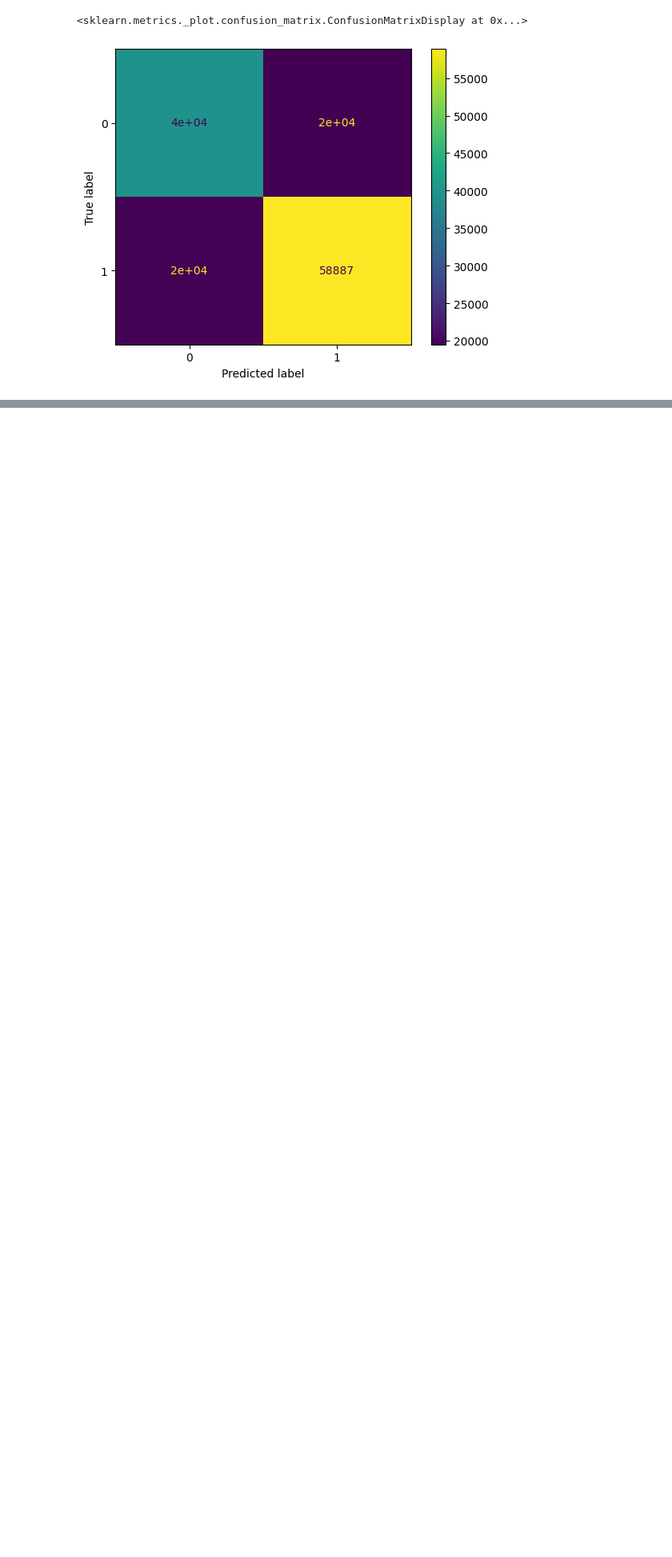
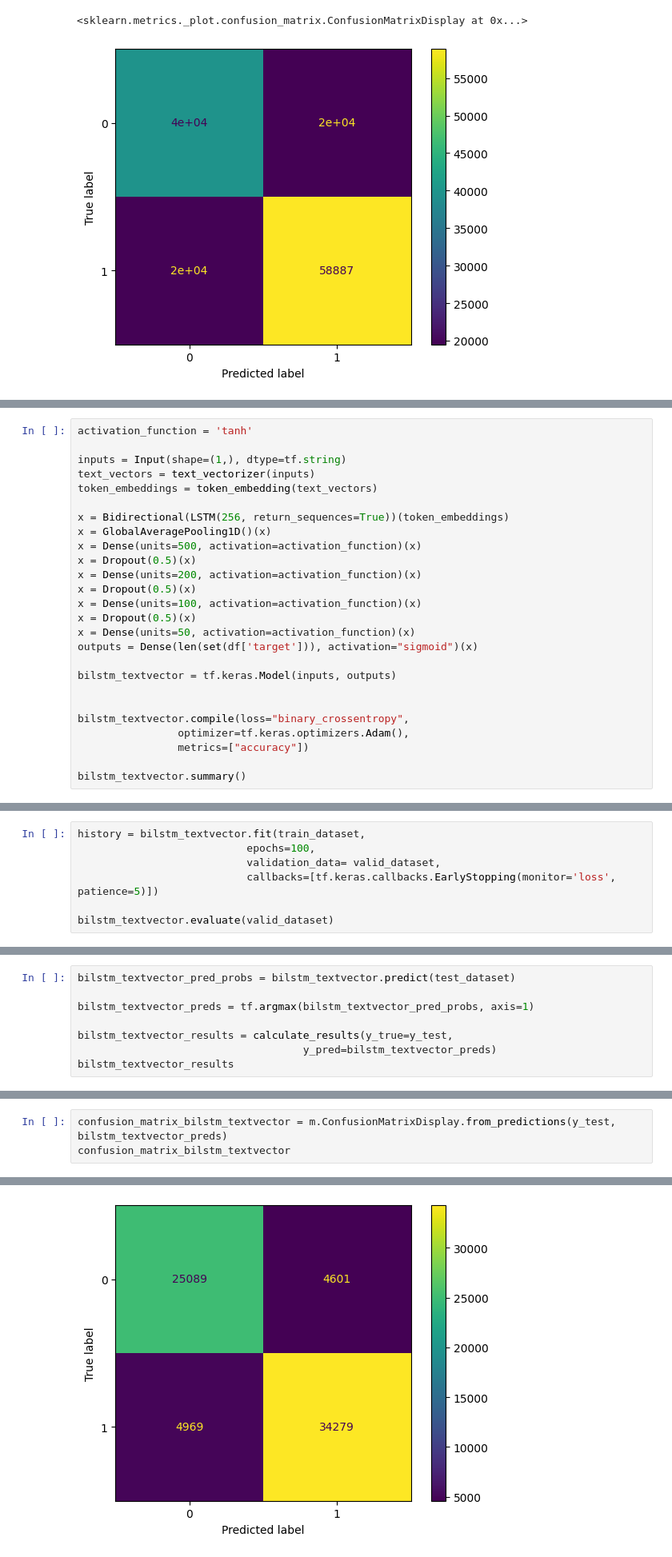
Before and after one commit to PhuongNhi187/TieuLuan_NguyenThiPhuongNhi_2024_2025, a Jupyter notebook: training_data_final.ipynb, the cells around one changed output, grey strips where cells are left out. Shown at 80% size. Cells and saved outputs as stored; diff of their text form; blank space fills up the shorter version.

```diff
--- a/training_data_final.ipynb
+++ b/training_data_final.ipynb
@@ -782,0 +785,26 @@ confusion_matrix_dt_textvector
+# %%
+activation_function = 'tanh'
+
+inputs = Input(shape=(1,), dtype=tf.string)
+text_vectors = text_vectorizer(inputs)
+token_embeddings = token_embedding(text_vectors)
+
+x = Bidirectional(LSTM(256, return_sequences=True))(token_embeddings)
+x = GlobalAveragePooling1D()(x)
+x = Dense(units=500, activation=activation_function)(x)
+x = Dropout(0.5)(x)
+x = Dense(units=200, activation=activation_function)(x)
+x = Dropout(0.5)(x)
+x = Dense(units=100, activation=activation_function)(x)
+x = Dropout(0.5)(x)
+x = Dense(units=50, activation=activation_function)(x)
+outputs = Dense(len(set(df['target'])), activation="sigmoid")(x)
+
+bilstm_textvector = tf.keras.Model(inputs, outputs)
+
+
+bilstm_textvector.compile(loss="binary_crossentropy",
+                optimizer=tf.keras.optimizers.Adam(),
+                metrics=["accuracy"])
+
+bilstm_textvector.summary()
@@ -782,0 +829,7 @@ confusion_matrix_dt_textvector
+# %%
+history = bilstm_textvector.fit(train_dataset,
+                           epochs=100,
+                           validation_data= valid_dataset,
+                           callbacks=[tf.keras.callbacks.EarlyStopping(monitor='loss', patience=5)])
+
+bilstm_textvector.evaluate(valid_dataset)
@@ -782,0 +855,8 @@ confusion_matrix_dt_textvector
+# %%
+bilstm_textvector_pred_probs = bilstm_textvector.predict(test_dataset)
+
+bilstm_textvector_preds = tf.argmax(bilstm_textvector_pred_probs, axis=1)
+
+bilstm_textvector_results = calculate_results(y_true=y_test,
+                                    y_pred=bilstm_textvector_preds)
+bilstm_textvector_results
@@ -782,0 +869,4 @@ confusion_matrix_dt_textvector
+# %%
+confusion_matrix_bilstm_textvector = m.ConfusionMatrixDisplay.from_predictions(y_test, bilstm_textvector_preds)
+confusion_matrix_bilstm_textvector
+# %% [output]
@@ -782,0 +874 @@ confusion_matrix_dt_textvector
+[figure, added]
```
Also changed, not shown: parts of 10 cells of this notebook.
